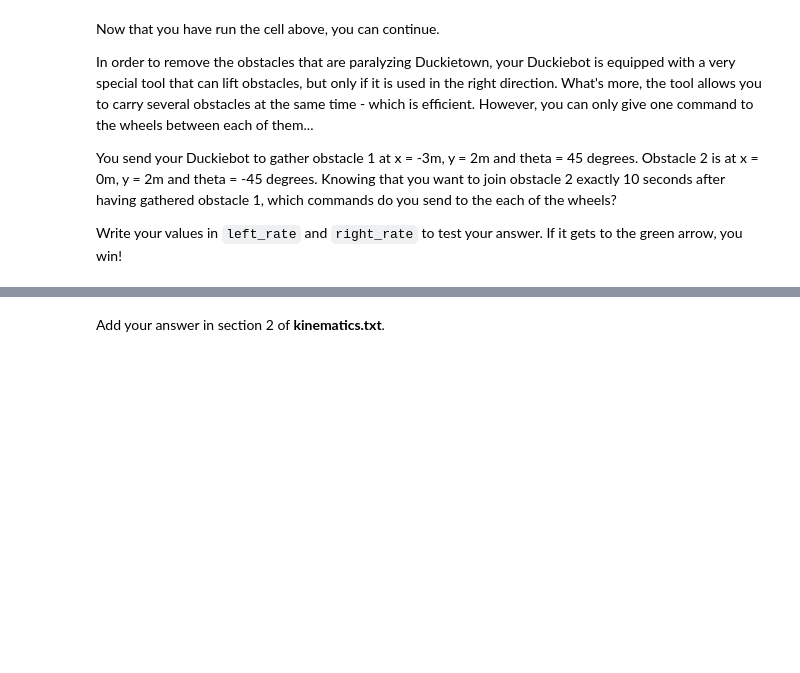
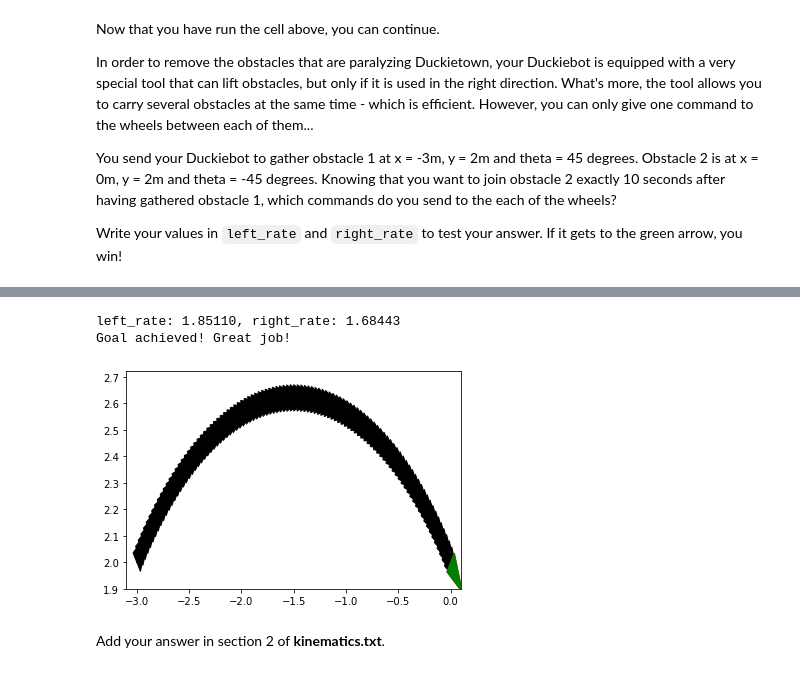
Before and after one commit to rrwiyatn/udem-fall19-public, a Jupyter notebook: notebooks/02-kinematics.ipynb, the cells around one changed output, grey strips where cells are left out. Cells and saved outputs as stored; diff of their text form; code cells hidden in the pictures; blank space fills up the shorter version.

```diff
--- a/notebooks/02-kinematics.ipynb
+++ b/notebooks/02-kinematics.ipynb
@@ -154,3 +124,71 @@ Goal achieved! Great job!
+# %%
+start_pos = [-3, 2]
+cur_angle = 45          # angle in degrees
+cur_pos = start_pos
+
+wheel_dist = 0.2         # 0.2 meters of distance between the wheels
+wheel_radius = 0.03      # radius of the wheels is 0.03 meters (3 cm)
+
+dt = 0.1
+total_timesteps = 100
+
+####### Modify here
+
+L = wheel_dist / 2.
+R = wheel_radius
+x1 = start_pos[0]
+y1 = start_pos[1]
+cur_angle_in_rad = cur_angle * np.pi / 180.
+x2 = 0.
+y2 = 2.
+end_angle_in_rad = -45 * np.pi / 180.
+d_theta = cur_angle_in_rad - end_angle_in_rad
+omega = d_theta / (total_timesteps * dt)
+
+# Get center of curvature and radius of curvature
+
+r_prime = 2**0.5
+x1_prime = x1 + r_prime * np.cos(cur_angle_in_rad - (np.pi/2))
+y1_prime = y1 + r_prime * np.sin(cur_angle_in_rad - (np.pi/2))
+x2_prime = x2 + r_prime * np.cos(end_angle_in_rad - (np.pi/2))
+y2_prime = y2 + r_prime * np.sin(end_angle_in_rad - (np.pi/2))
+m1 = (y1_prime - y1) / (x1_prime - x1)
+m2 = (y2_prime - y2) / (x2_prime - x2)
+b1 = y1 + (m1 * x1)
+b2 = y2 + (m2 * x2)
+xc = (b1 - b2) / (m2 - m1)
+yc = (m1 * xc) + b1
+coc = np.array([xc,yc]) # centre of curvature
+r_vec = np.array([x2,y2]) - coc
+r = np.linalg.norm(r_vec) # radius of curvature
+s = r * d_theta # total distance covered by the duckie
+
+# Get velocity of duckie and calculte left/right rate
+va = s / (total_timesteps * dt)
+phi_l = (va + (L * omega)) / R
+phi_r = (va - (L * omega)) / R
+left_rate = phi_l / (2 * np.pi)
+right_rate = phi_r / (2 * np.pi)
+print('left_rate: %.5f, right_rate: %.5f' % (left_rate,right_rate))
+
+# Answer:
+# left_rate = 1.851099312     #  in turns per second
+# right_rate = 1.684437561
+
+#######
+
+poses = [(cur_pos, cur_angle)]
+
+for t in range(total_timesteps):
+    cur_pos, cur_angle = drive(cur_pos, cur_angle, left_rate, right_rate, wheel_dist, wheel_radius, dt)
+    poses.append((cur_pos, cur_angle))
+
+
+plot_poses(poses, goal = (0, 2, -45))
+# %% [output]
+left_rate: 1.85110, right_rate: 1.68443
+Goal achieved! Great job!
+[figure, added]
 # %% [markdown]
 Add your answer in section 2 of **kinematics.txt**.
 # %% [markdown]
```
Also changed, not shown: parts of 2 cells of this notebook.
